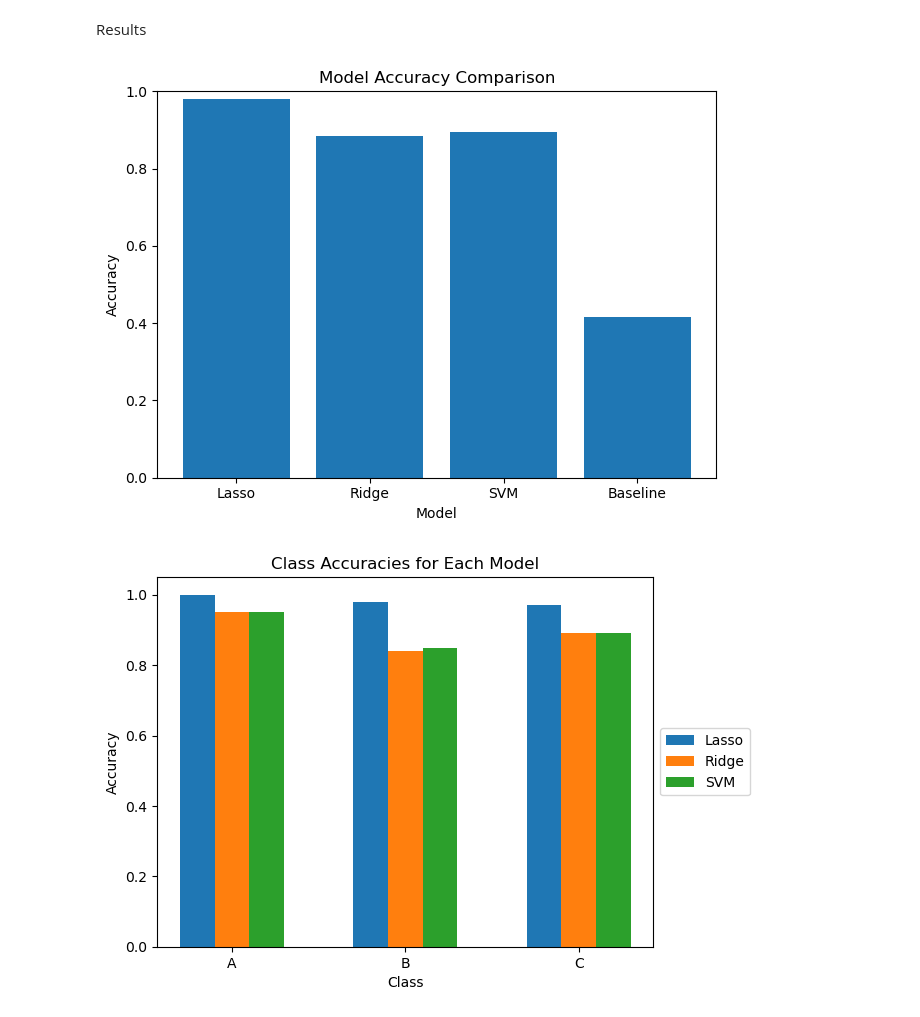
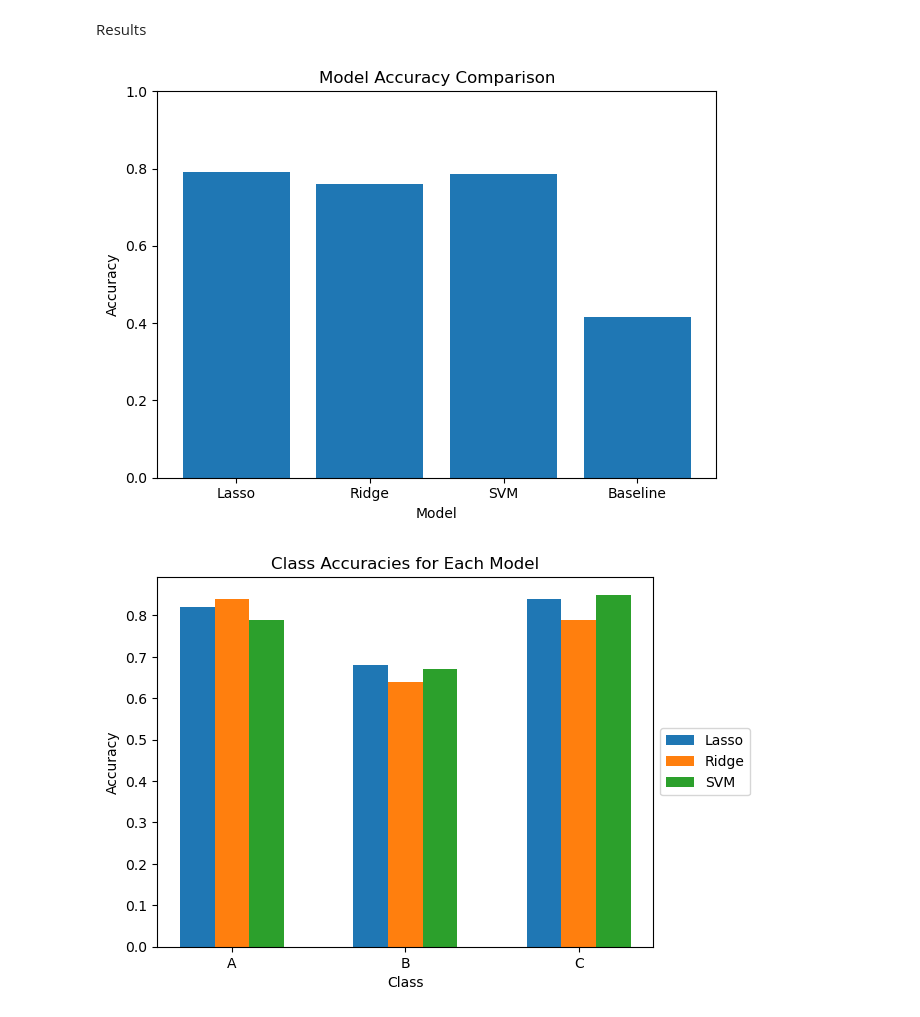
Before and after one commit to Beau-Belkowski/STT_811_Final_Project, a Jupyter notebook: STT_811_Project_Code.ipynb, the cells around one changed output. Cells and saved outputs as stored; diff of their text form; code cells hidden in the pictures.

```diff
--- a/STT_811_Project_Code.ipynb
+++ b/STT_811_Project_Code.ipynb
@@ -661,27 +706,27 @@ print(coef_df.head(20))
 Results
 # %%
 models = ["Lasso", "Ridge", "SVM", "Baseline"]
-accuracies = [0.98, 0.885, 0.895, 0.415]
+accuracies = [0.79, 0.76, 0.785, 0.415]
 
 plt.figure()
 
 plt.bar(models, accuracies)
 
 plt.xlabel("Model")
 plt.ylabel("Accuracy")
 plt.title("Model Accuracy Comparison")
 
 plt.ylim(0, 1)  # accuracy range
 
 plt.tight_layout()
 plt.show()
 # %% [output]
-[figure, old version]
+[figure, new version]
 # %%
 models = {
-    "Lasso": [1, 0.98, 0.97],
-    "Ridge": [0.95, 0.84, 0.89],
-    "SVM":   [0.95, 0.85, 0.89]
+    "Lasso": [0.82, 0.68, 0.84],
+    "Ridge": [0.84, 0.64, 0.79],
+    "SVM":   [0.79, 0.67, 0.85]
 }
 
 categories = ['A', 'B', 'C']
@@ -700,4 +745,4 @@ plt.ylabel('Accuracy')
 plt.title('Class Accuracies for Each Model')
 plt.show()
 # %% [output]
-[figure, old version]
+[figure, new version]
```
Also changed, not shown: parts of 15 cells of this notebook.
